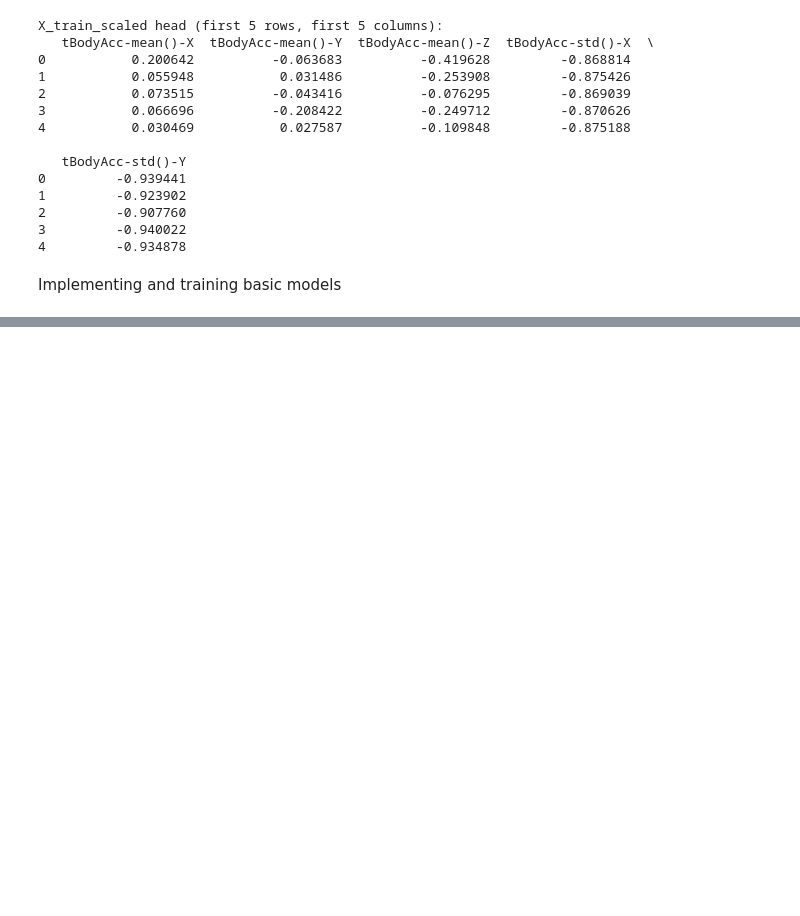
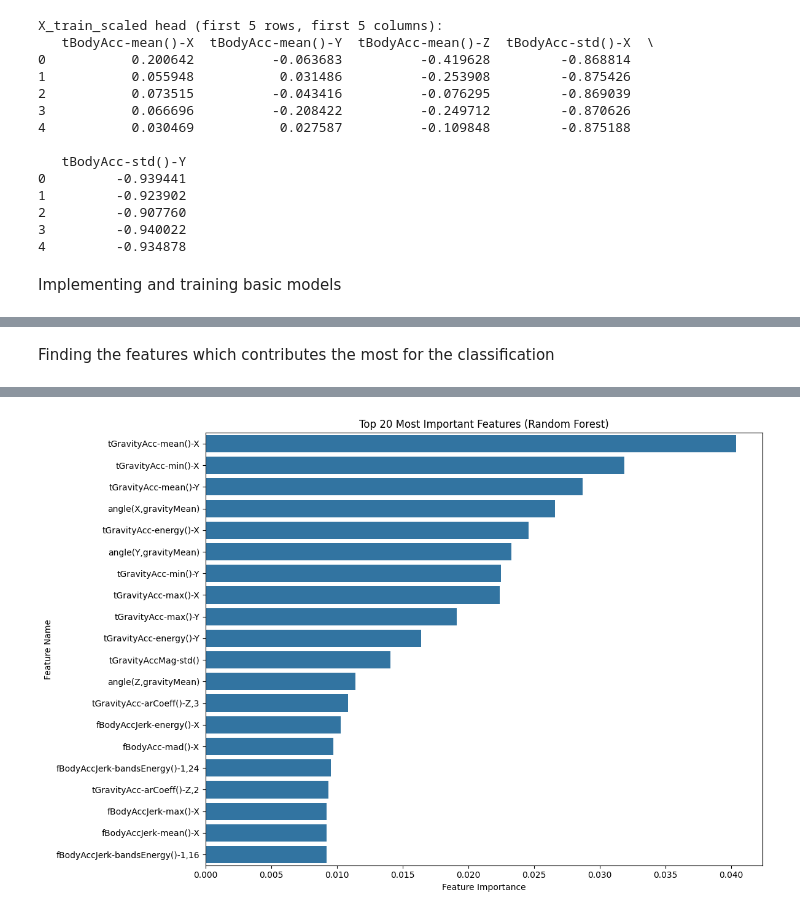
Before and after one commit to punithbr27/ML-mini-project-5th-sem, a Jupyter notebook: mini_project.ipynb, the cells around one changed output, grey strips where cells are left out. Cells and saved outputs as stored; diff of their text form; code cells hidden in the pictures; blank space fills up the shorter version.

```diff
--- a/mini_project.ipynb
+++ b/mini_project.ipynb
@@ -131,0 +211,79 @@ Implementing and training basic models
+# %% [markdown]
+Finding the features which contributes the most for the classification
+# %%
+import pandas as pd
+import numpy as np
+import matplotlib.pyplot as plt
+import seaborn as sns
+
+from sklearn.ensemble import RandomForestClassifier
+from sklearn.linear_model import LogisticRegression
+from sklearn.svm import SVC
+from sklearn.metrics import accuracy_score, classification_report
+
+# Ensure you have your scaled data and original feature names:
+# X_train_scaled, X_test_scaled, y_train_labels, y_test_labels
+# feature_names (list of 561 strings)
+
+# --- 1. Train a RandomForest to get Feature Importances ---
+# (This step is solely for determining feature importance, not for comparison as a final model)
+print("--- Training Random Forest for Feature Importance (to select features) ---")
+rf_for_importance = RandomForestClassifier(n_estimators=200, random_state=42, n_jobs=-1)
+rf_for_importance.fit(X_train_scaled, y_train_labels)
+
+importances = rf_for_importance.feature_importances_
+feature_importance_df = pd.DataFrame({'feature': feature_names, 'importance': importances})
+feature_importance_df = feature_importance_df.sort_values(by='importance', ascending=False).reset_index(drop=True)
+
+print("\nTop 20 Most Important Features:")
+print(feature_importance_df.head(20))
+
+# --- 2. Visualize Top Features (Optional, but very helpful) ---
+plt.figure(figsize=(12, 8))
+sns.barplot(x='importance', y='feature', data=feature_importance_df.head(20))
+plt.title('Top 20 Most Important Features (Random Forest)')
+plt.xlabel('Feature Importance')
+plt.ylabel('Feature Name')
+plt.tight_layout()
+plt.show()
+
+# --- 3. Select Top K Features ---
+# We'll use k=50 as a starting point. Feel free to adjust this number (e.g., 20, 100).
+k = 50
+selected_features = feature_importance_df['feature'].head(k).tolist()
+
+print(f"\nSelected {k} features based on Random Forest importance.")
+print("Example selected features:", selected_features[:5])
+
+X_train_selected = X_train_scaled[selected_features]
+X_test_selected = X_test_scaled[selected_features]
+
+print("\nShape of X_train_selected:", X_train_selected.shape)
+print("Shape of X_test_selected:", X_test_selected.shape)
+
+
+# --- 4. Retrain Logistic Regression and SVC with Selected Features ---
+
+# --- Retrain Logistic Regression ---
+print("\n--- Retraining Logistic Regression with Top", k, "Features ---")
+# Increased max_iter for convergence, liblinear is good for smaller datasets
+log_reg_model_fs = LogisticRegression(max_iter=1000, solver='liblinear')
+log_reg_model_fs.fit(X_train_selected, y_train_labels)
+y_pred_log_reg_fs = log_reg_model_fs.predict(X_test_selected)
+
+print("\nLogistic Regression Performance (with Feature Selection):")
+print(f"Accuracy: {accuracy_score(y_test_labels, y_pred_log_reg_fs):.4f}")
+print("Classification Report:\n", classification_report(y_test_labels, y_pred_log_reg_fs))
+
+
+# --- Retrain Support Vector Machine (SVC) ---
+print("\n--- Retraining Support Vector Machine (SVC) with Top", k, "Features ---")
+# Using RBF kernel, which is often a good default.
+svm_model_fs = SVC(kernel='rbf', random_state=42)
+svm_model_fs.fit(X_train_selected, y_train_labels)
+y_pred_svm_fs = svm_model_fs.predict(X_test_selected)
+
+print("\nSupport Vector Machine Performance (with Feature Selection):")
+print(f"Accuracy: {accuracy_score(y_test_labels, y_pred_svm_fs):.4f}")
+print("Classification Report:\n", classification_report(y_test_labels, y_pred_svm_fs))
+# %% [output]
@@ -131,0 +307 @@ Implementing and training basic models
+[figure, added]
```
Also changed, not shown: parts of 8 cells of this notebook, 1 other file.
